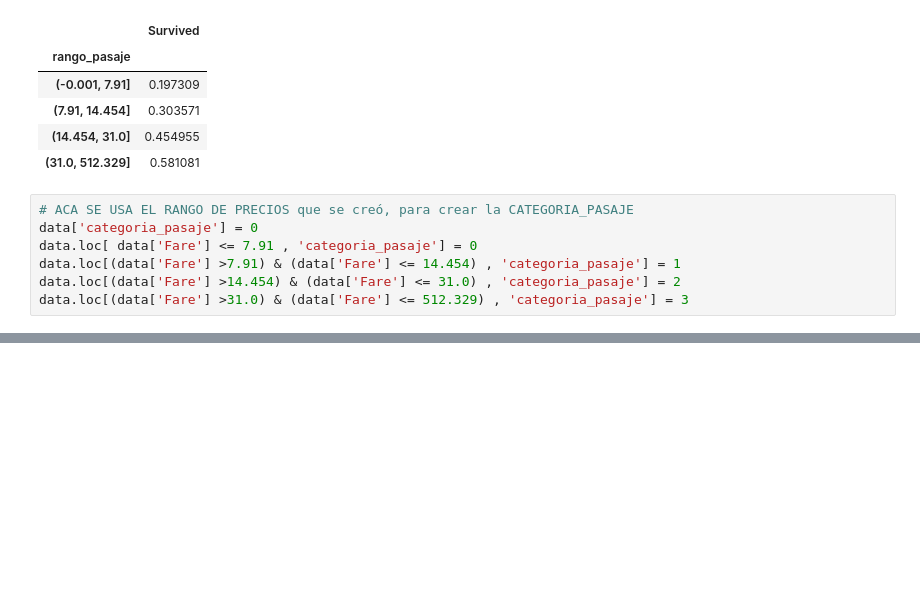
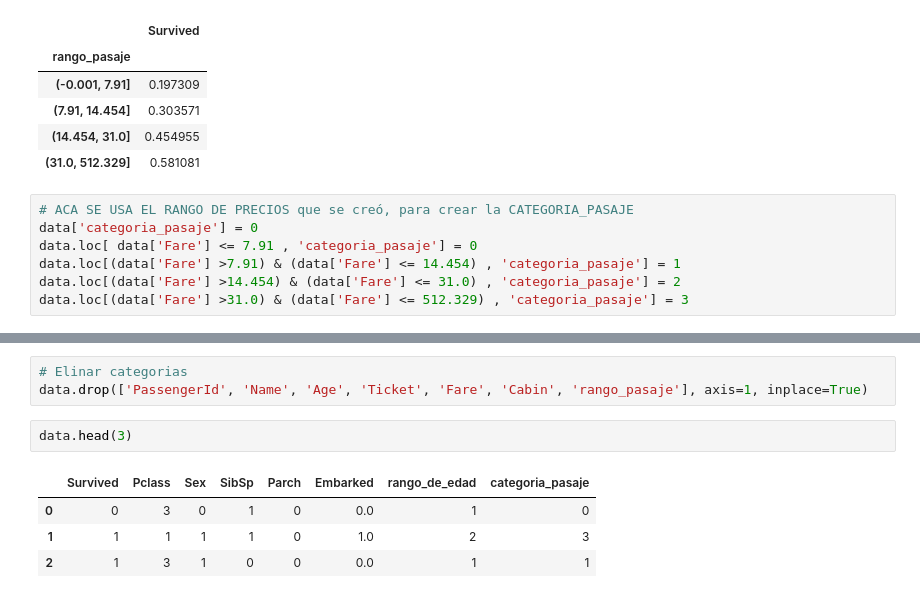
Before and after one commit to albaniamusabeli/Machine-Learning-Titanic, a Jupyter notebook: py-titanic.ipynb, the cells around one changed output, grey strips where cells are left out. Cells and saved outputs as stored; diff of their text form; blank space fills up the shorter version.

```diff
--- a/py-titanic.ipynb
+++ b/py-titanic.ipynb
@@ -319,0 +354,10 @@ sns.pointplot('categoria_pasaje', 'Survived', data = data, hue = 'Sex')
+# %%
+# Elinar categorias
+data.drop(['PassengerId', 'Name', 'Age', 'Ticket', 'Fare', 'Cabin', 'rango_pasaje'], axis=1, inplace=True)
+# %%
+data.head(3)
+# %% [output]
+|  | Survived | Pclass | Sex | SibSp | Parch | Embarked | rango_de_edad | categoria_pasaje |
+| 0 | 0 | 3 | 0 | 1 | 0 | 0.0 | 1 | 0 |
+| 1 | 1 | 1 | 1 | 1 | 0 | 1.0 | 2 | 3 |
+| 2 | 1 | 3 | 1 | 0 | 0 | 0.0 | 1 | 1 |
```
Also changed, not shown: parts of 17 cells of this notebook, 3 other files.
